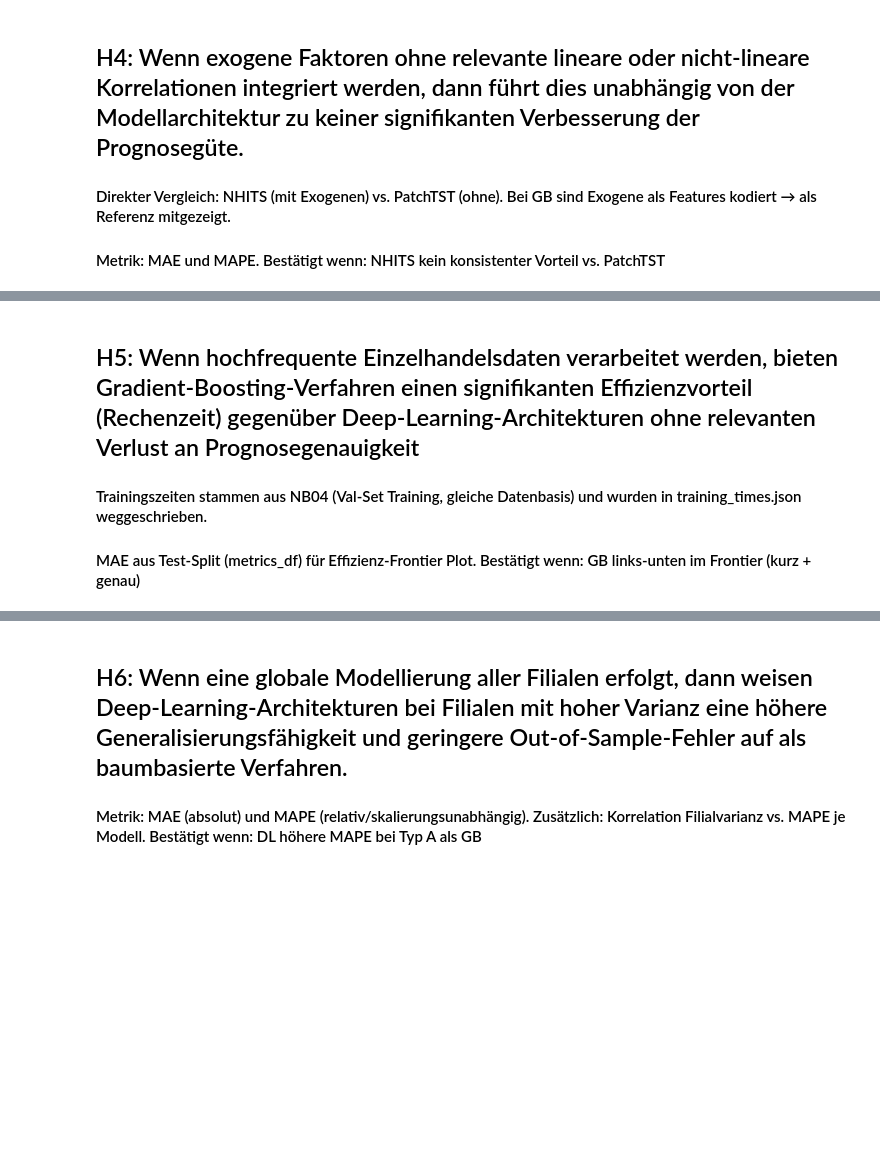
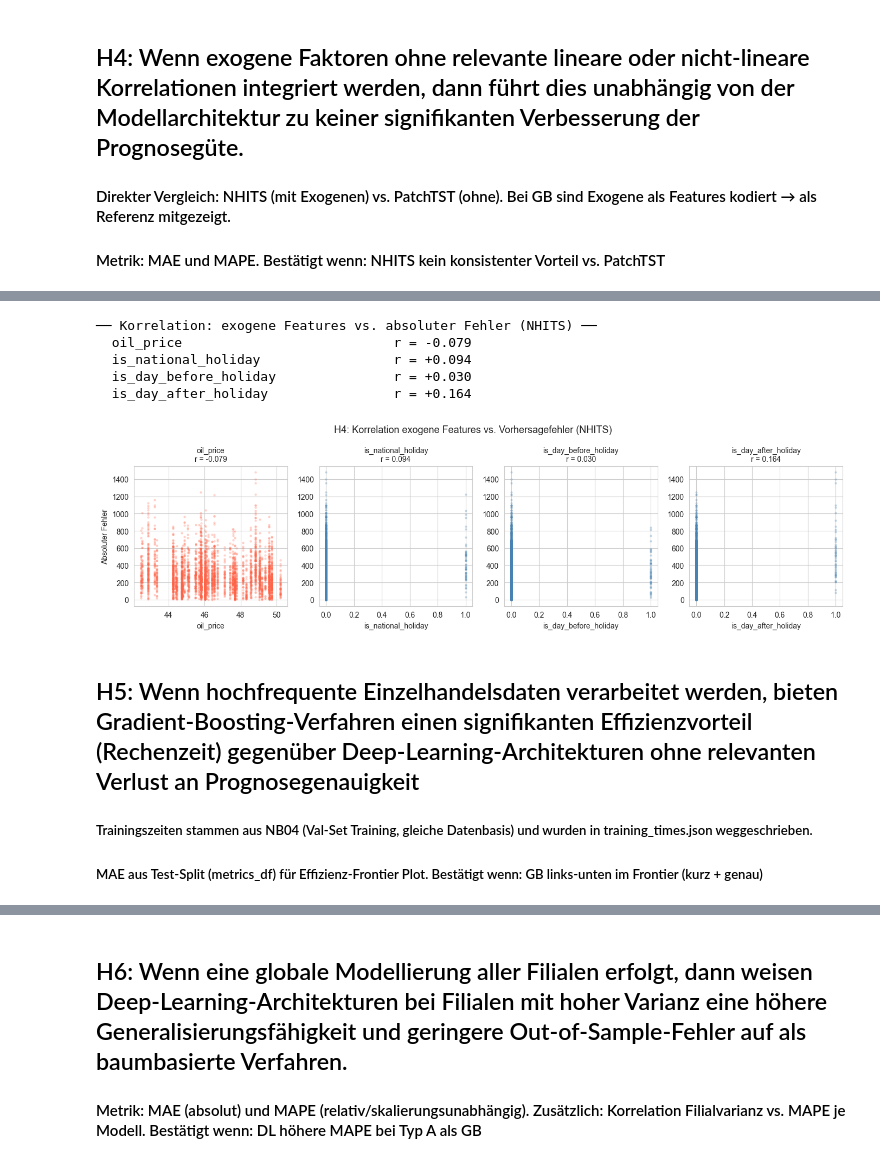
Before and after one commit to MadMax199/E-Commerce-Time-Series-Forecasting, a Jupyter notebook: 04_notebooks/06_hyptohesen_analyse.ipynb, the cells around one changed output, grey strips where cells are left out. Cells and saved outputs as stored; diff of their text form; code cells hidden in the pictures; blank space fills up the shorter version.

```diff
--- a/04_notebooks/06_hyptohesen_analyse.ipynb
+++ b/04_notebooks/06_hyptohesen_analyse.ipynb
@@ -464,5 +616,44 @@ Passing `palette` without assigning `hue` is deprecated and will be removed in v
+# %%
+# ── H4 · Korrelationsanalyse – kein NeuralForecast nötig ─────
+from sklearn.metrics import mean_absolute_error
+
+nhits_preds = pl.read_parquet(RESULTS / 'test_nhits.parquet').to_pandas()
+nhits_preds['error'] = np.abs(
+    nhits_preds['y_true'] - nhits_preds['pred_nhits']
+)
+
+test_pd = test.select(['store_nbr', 'date'] + HIST_EXOG).to_pandas()
+nhits_err = nhits_preds.merge(test_pd, on=['store_nbr', 'date'], how='left')
+
+print('── Korrelation: exogene Features vs. absoluter Fehler (NHITS) ──')
+corr_results = {}
+for feat in HIST_EXOG:
+    r = nhits_err[feat].corr(nhits_err['error'])
+    corr_results[feat] = r
+    print(f'  {feat:<35} r = {r:+.3f}')
+
+fig, axes = plt.subplots(1, len(HIST_EXOG), figsize=(14, 4))
+for i, feat in enumerate(HIST_EXOG):
+    color = 'tomato' if 'oil' in feat else 'steelblue'
+    axes[i].scatter(nhits_err[feat], nhits_err['error'],
+                    alpha=0.2, s=5, color=color)
+    axes[i].set_title(f'{feat}\nr = {corr_results[feat]:.3f}', fontsize=10)
+    axes[i].set_xlabel(feat)
+    axes[i].set_ylabel('Absoluter Fehler' if i == 0 else '')
+
+plt.suptitle('H4: Korrelation exogene Features vs. Vorhersagefehler (NHITS)',
+             fontsize=13)
+plt.tight_layout()
+plt.show()
+# %% [output]
+── Korrelation: exogene Features vs. absoluter Fehler (NHITS) ──
+  oil_price                           r = -0.079
+  is_national_holiday                 r = +0.094
+  is_day_before_holiday               r = +0.030
+  is_day_after_holiday                r = +0.164
+[figure, added]
 # %% [markdown]
 ## H5: Wenn hochfrequente Einzelhandelsdaten verarbeitet werden, bieten Gradient-Boosting-Verfahren einen signifikanten Effizienzvorteil (Rechenzeit) gegenüber Deep-Learning-Architekturen ohne relevanten Verlust an Prognosegenauigkeit
 
-#### Trainingszeiten stammen aus NB04 (Val-Set Training, gleiche Datenbasis) und wurden in training_times.json weggeschrieben.
-#### MAE aus Test-Split (metrics_df) für Effizienz-Frontier Plot. Bestätigt wenn: GB links-unten im Frontier (kurz + genau)
+##### Trainingszeiten stammen aus NB04 (Val-Set Training, gleiche Datenbasis) und wurden in training_times.json weggeschrieben.
+##### MAE aus Test-Split (metrics_df) für Effizienz-Frontier Plot. Bestätigt wenn: GB links-unten im Frontier (kurz + genau)
```
Also changed, not shown: parts of 12 cells of this notebook, 9 other files.
